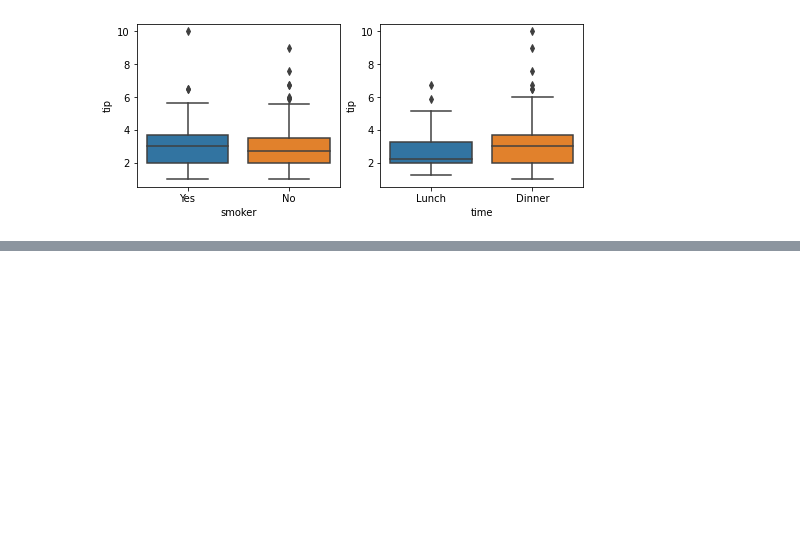
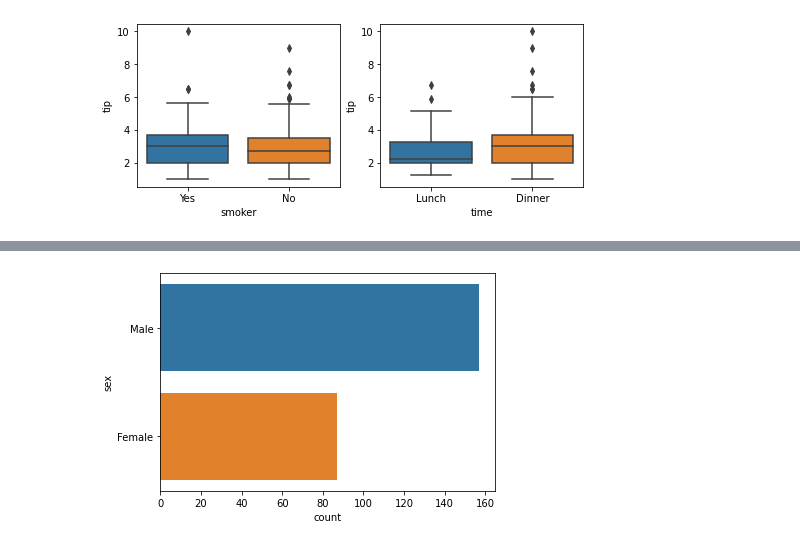
Before and after one commit to JakeOh/202208_itw_java134_lab_python, a Jupyter notebook: py22_seaborn.ipynb, the cells around one changed output, grey strips where cells are left out. Cells and saved outputs as stored; diff of their text form; code cells hidden in the pictures; blank space fills up the shorter version.

```diff
--- a/py22_seaborn.ipynb
+++ b/py22_seaborn.ipynb
@@ -93,0 +112,5 @@ plt.show()
+# %%
+sns.countplot(data=tips, y='sex')  # 성별 빈도수 가록 막대 그래프
+plt.show()
+# %% [output]
+[figure, added]
```
Also changed, not shown: parts of 19 cells of this notebook.
